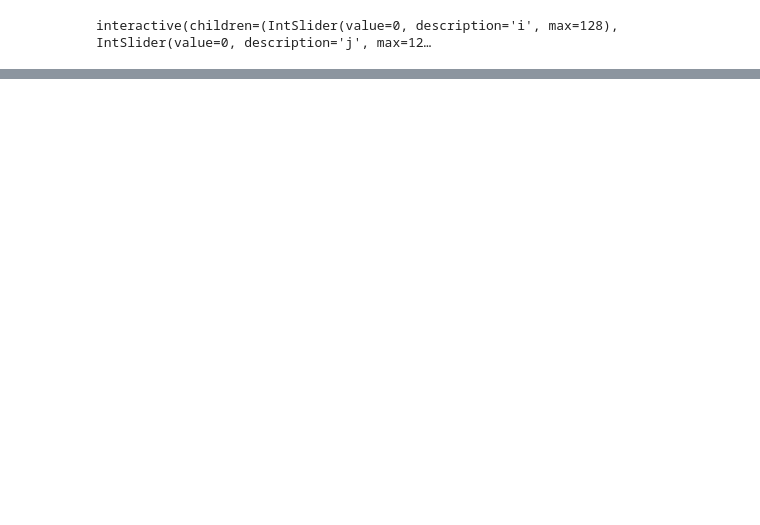
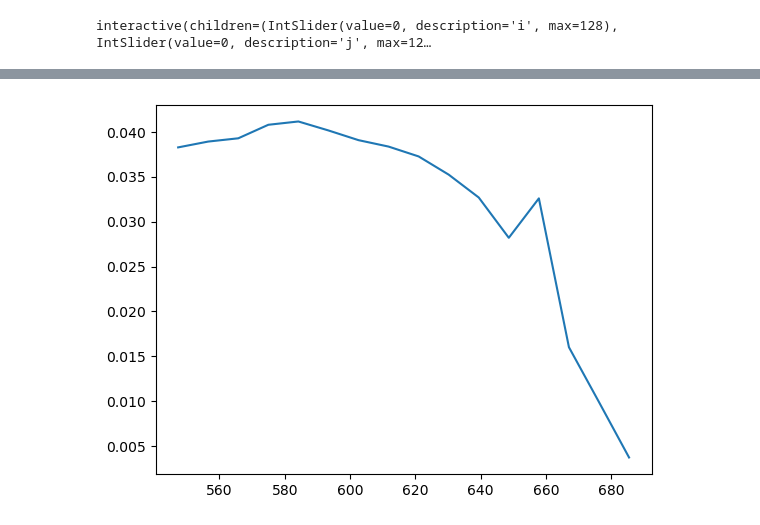
Before and after one commit to FluoLab/datafusion, a Jupyter notebook: analysis.ipynb, the cells around one changed output, grey strips where cells are left out. Cells and saved outputs as stored; diff of their text form; code cells hidden in the pictures; blank space fills up the shorter version.

```diff
--- a/analysis.ipynb
+++ b/analysis.ipynb
@@ -203,0 +274,6 @@ interactive(children=(IntSlider(value=0, description='i', max=128), IntSlider(va
+# %%
+# plt.plot(lam, means_spectrums[9])
+plt.plot(lam, means_spectrums[9])
+plt.show()
+# %% [output]
+[figure, added]
```
Also changed, not shown: parts of 8 cells of this notebook, 8 other files.
